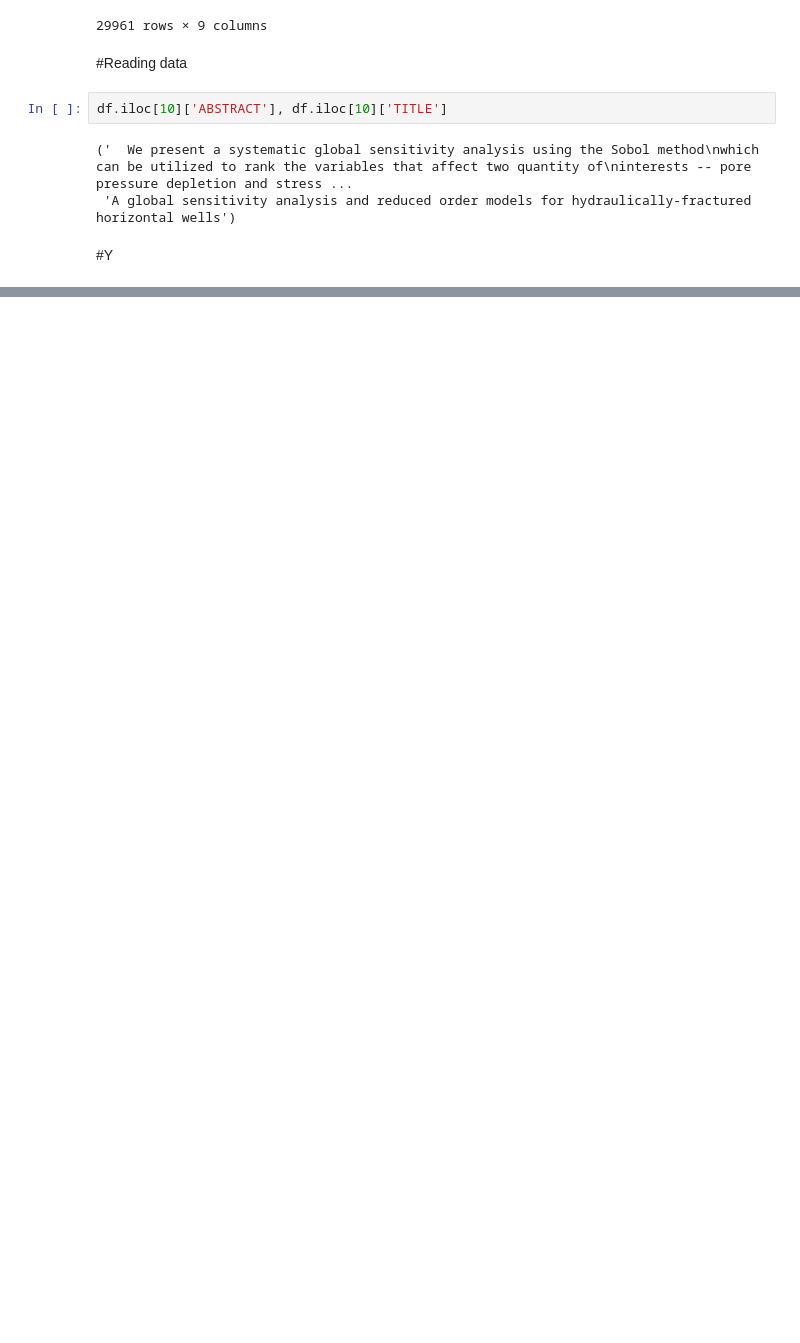
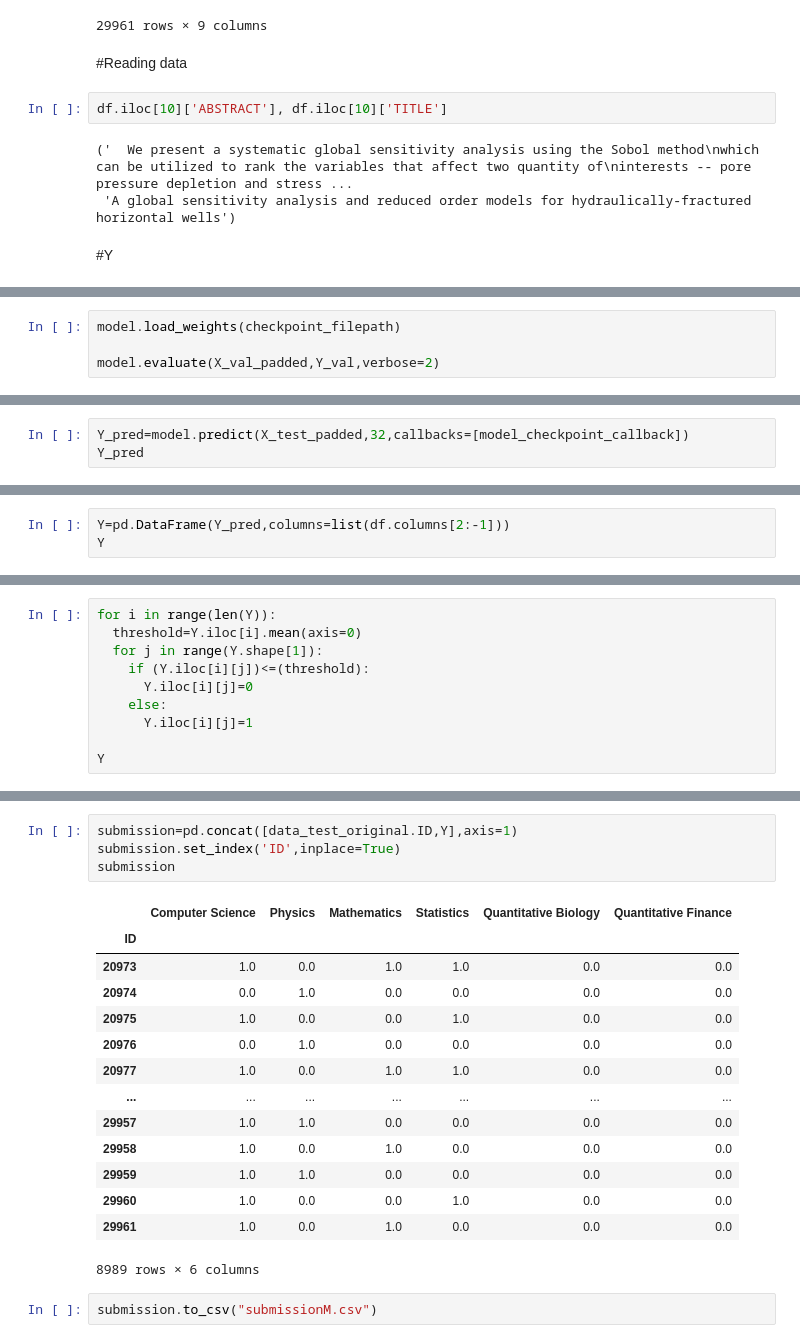
Before and after one commit to vyassuyog1/Janta-hack1, a Jupyter notebook: JantaHackLibrary.ipynb, the cells around one changed output, grey strips where cells are left out. Drawn from its saved outputs; the diff is of its cells as text; blank space fills up the shorter version.

```diff
--- a/JantaHackLibrary.ipynb
+++ b/JantaHackLibrary.ipynb
@@ -111,0 +385,4 @@ NameError: ignored
+# %%
+model.load_weights(checkpoint_filepath)
+
+model.evaluate(X_val_padded,Y_val,verbose=2)
@@ -111,0 +392,3 @@ NameError: ignored
+# %%
+Y_pred=model.predict(X_test_padded,32,callbacks=[model_checkpoint_callback])
+Y_pred
@@ -111,0 +409,3 @@ NameError: ignored
+# %%
+Y=pd.DataFrame(Y_pred,columns=list(df.columns[2:-1]))
+Y
@@ -111,0 +426,10 @@ NameError: ignored
+# %%
+for i in range(len(Y)):
+  threshold=Y.iloc[i].mean(axis=0)
+  for j in range(Y.shape[1]):
+    if (Y.iloc[i][j])<=(threshold):
+      Y.iloc[i][j]=0
+    else:
+      Y.iloc[i][j]=1
+
+Y
@@ -111,0 +450,21 @@ NameError: ignored
+# %%
+submission=pd.concat([data_test_original.ID,Y],axis=1)
+submission.set_index('ID',inplace=True)
+submission
+# %% [output]
+|  | Computer Science | Physics | Mathematics | Statistics | Quantitative Biology | Quantitative Finance |
+| ID |  |  |  |  |  |  |
+| 20973 | 1.0 | 0.0 | 1.0 | 1.0 | 0.0 | 0.0 |
+| 20974 | 0.0 | 1.0 | 0.0 | 0.0 | 0.0 | 0.0 |
+| 20975 | 1.0 | 0.0 | 0.0 | 1.0 | 0.0 | 0.0 |
+| 20976 | 0.0 | 1.0 | 0.0 | 0.0 | 0.0 | 0.0 |
+| 20977 | 1.0 | 0.0 | 1.0 | 1.0 | 0.0 | 0.0 |
+| ... | ... | ... | ... | ... | ... | ... |
+| 29957 | 1.0 | 1.0 | 0.0 | 0.0 | 0.0 | 0.0 |
+| 29958 | 1.0 | 0.0 | 1.0 | 0.0 | 0.0 | 0.0 |
+| 29959 | 1.0 | 1.0 | 0.0 | 0.0 | 0.0 | 0.0 |
+| 29960 | 1.0 | 0.0 | 0.0 | 1.0 | 0.0 | 0.0 |
+| 29961 | 1.0 | 0.0 | 1.0 | 0.0 | 0.0 | 0.0 |
+8989 rows × 6 columns
+# %%
+submission.to_csv("submissionM.csv")
```
Also changed, not shown: parts of 37 cells of this notebook.
